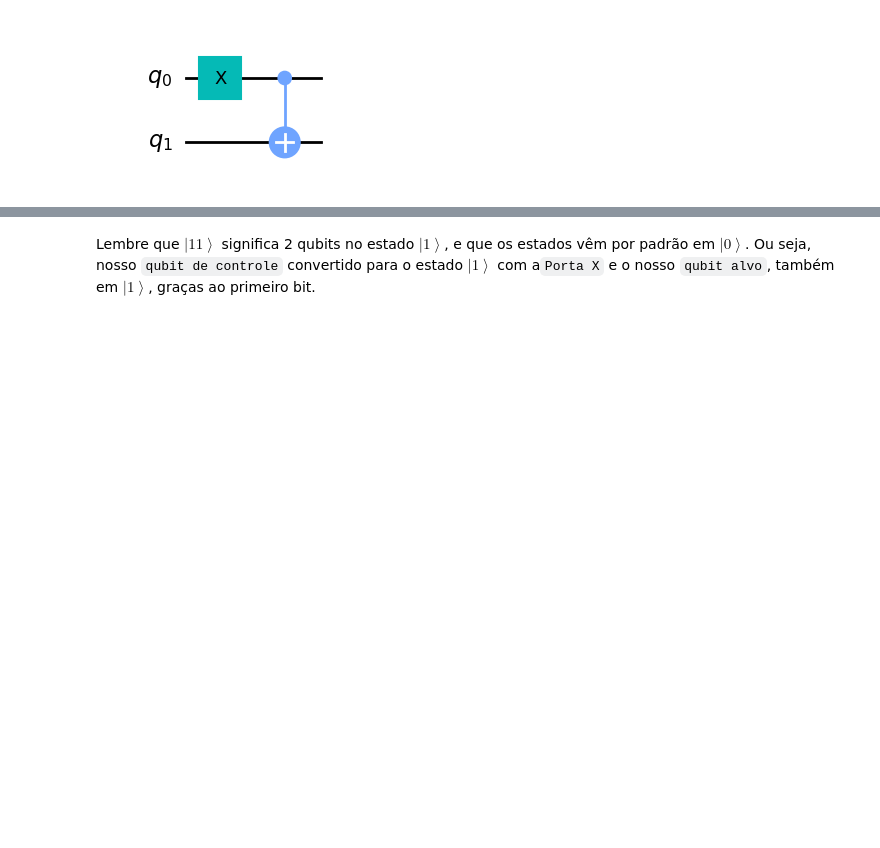
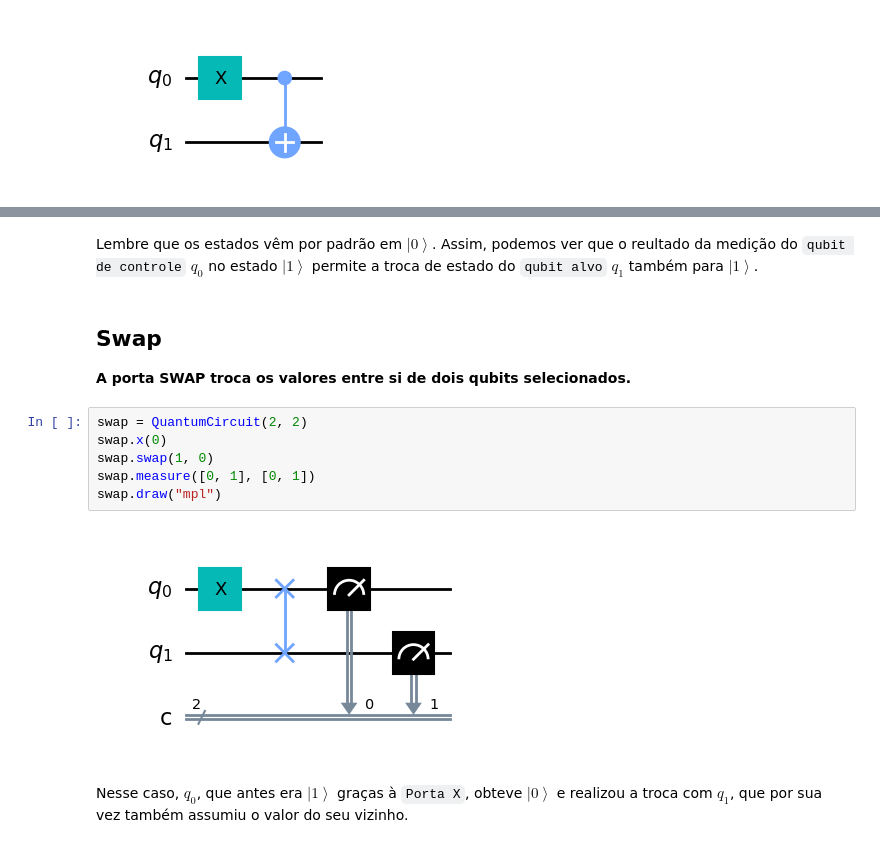
Before and after one commit to artuenric/Quantum, a Jupyter notebook: Criando as Portas Lógicas.ipynb, the cells around one changed output, grey strips where cells are left out. Saved outputs shown, nothing was run; the diff lists cells and outputs as text; blank space fills up the shorter version.

Commit message:
Update Portas & Intro

```diff
--- a/Criando as Portas Lógicas.ipynb
+++ b/Criando as Portas Lógicas.ipynb
@@ -148,2 +148,16 @@ qsphere(cnot)
 # %% [markdown]
-Lembre que $\left|11\right>$ significa 2 qubits no estado $\left|1\right>$, e que os estados vêm por padrão em $\left|0\right>$. Ou seja, nosso `qubit de controle` convertido para o estado $\left|1\right>$ com a`Porta X` e o nosso `qubit alvo`, também em $\left|1\right>$, graças ao primeiro bit.
+Lembre que os estados vêm por padrão em $\left|0\right>$. Assim, podemos ver que o reultado da medição do `qubit de controle` $q_{0}$ no estado $\left|1\right>$ permite a troca de estado do `qubit alvo` $q_{1}$ também para $\left|1\right>$.
+# %% [markdown]
+## Swap
+
+**A porta SWAP troca os valores entre si de dois qubits selecionados.**
+# %%
+swap = QuantumCircuit(2, 2)
+swap.x(0)
+swap.swap(1, 0)
+swap.measure([0, 1], [0, 1])
+swap.draw("mpl")
+# %% [output]
+[figure, added]
+# %% [markdown]
+Nesse caso, $q_{0}$, que antes era $\left|1\right>$ graças à `Porta X`, obteve $\left|0\right>$ e realizou a troca com $q_{1}$, que por sua vez também assumiu o valor do seu vizinho.
```
Also changed, not shown: parts of 4 cells of this notebook.
